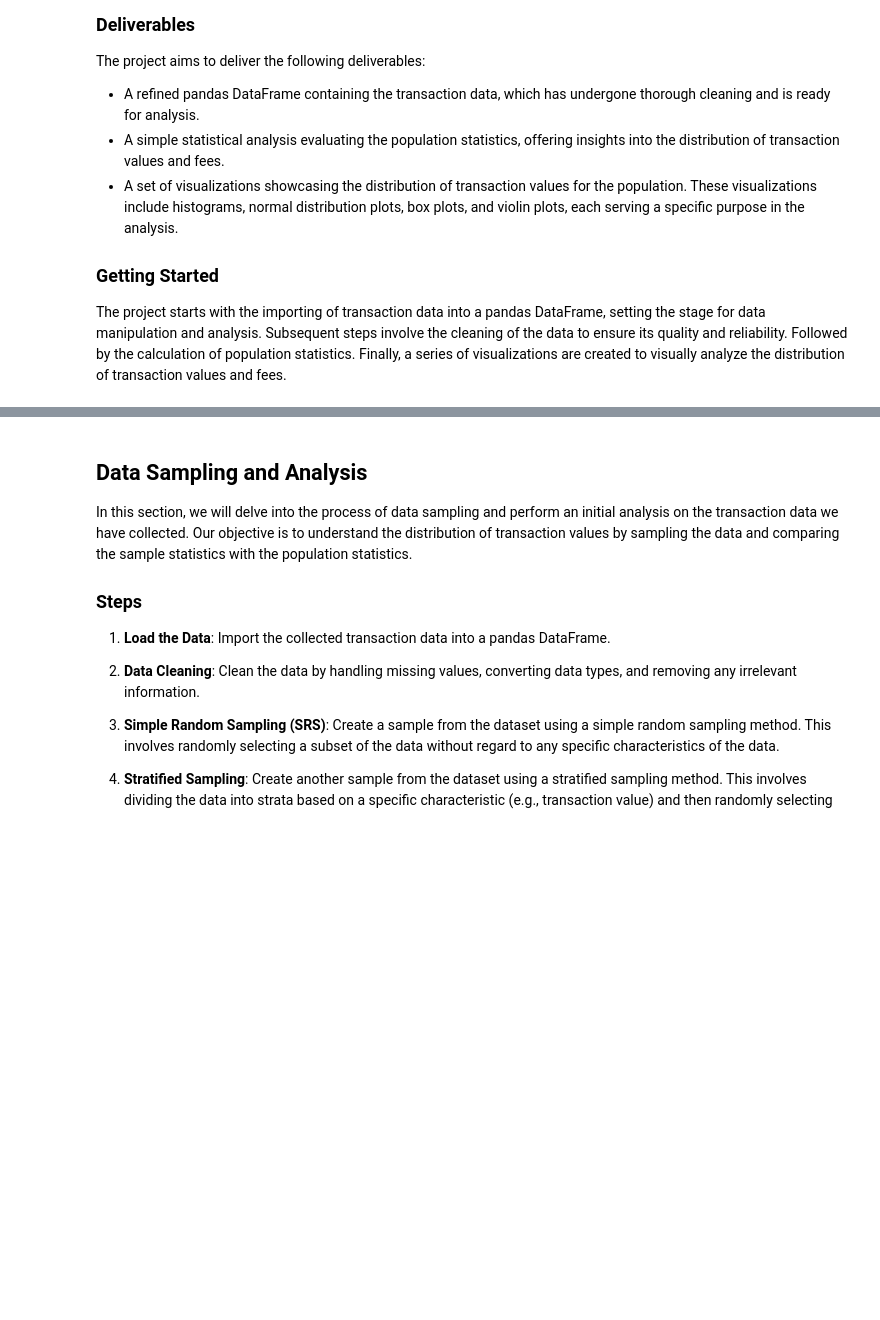
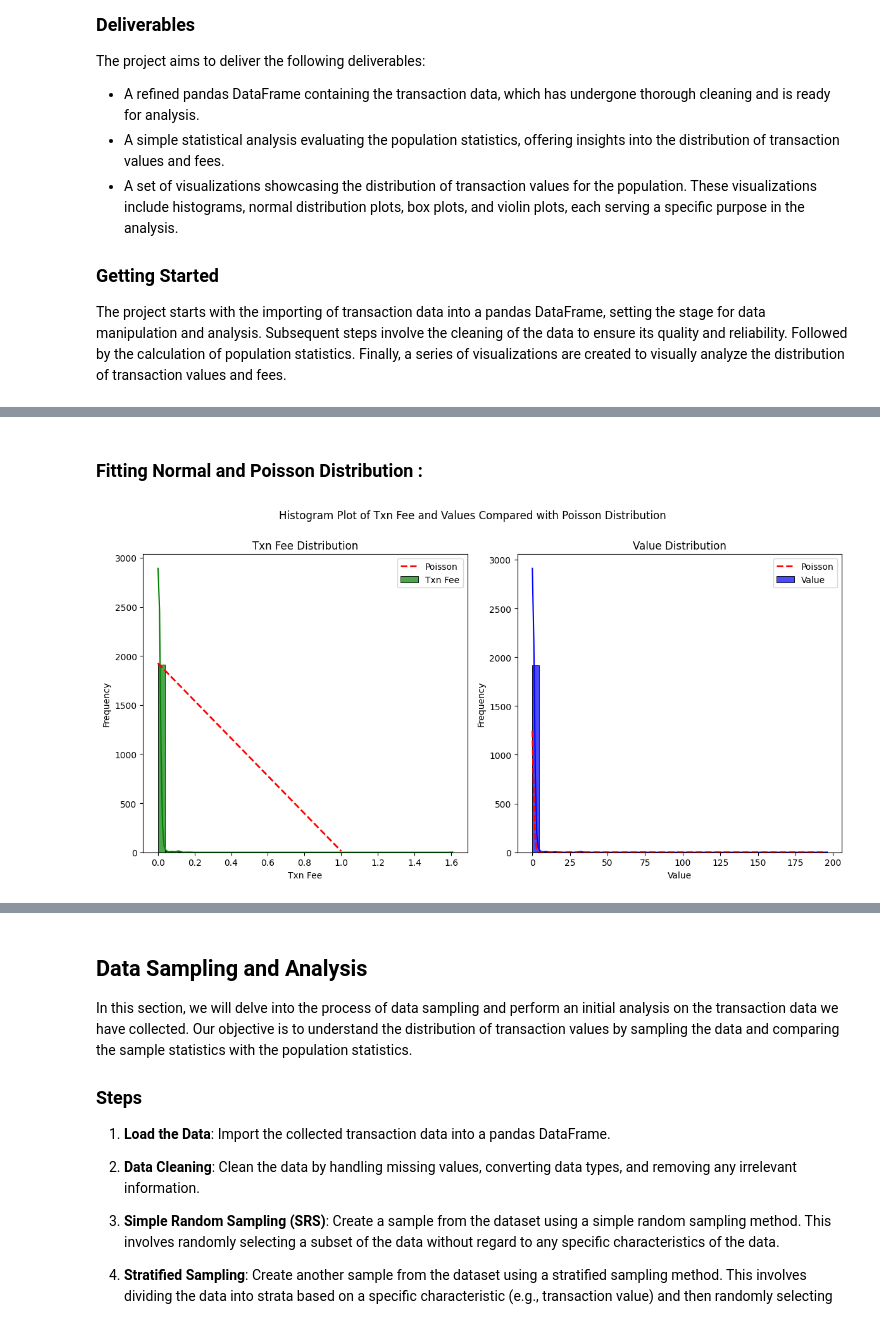
Before and after one commit to tisiphonee/DataS, a Jupyter notebook: CA0.ipynb, the cells around one changed output, grey strips where cells are left out. Drawn from its saved outputs; the diff is of its cells as text; code cells hidden in the pictures; blank space fills up the shorter version.

```diff
--- a/CA0.ipynb
+++ b/CA0.ipynb
@@ -98,0 +328,37 @@ The project starts with the importing of transaction data into a pandas DataFram
+# %% [markdown]
+### Fitting Normal and Poisson Distribution :
+# %%
+from scipy.stats import poisson
+import math
+
+plt.figure(figsize=(12, 6))
+plt.suptitle('Histogram Plot of Txn Fee and Values Compared with Poisson Distribution', y=1)
+
+plt.subplot(1, 2, 1)
+sns.histplot(df['Txn Fee'], bins=int(math.sqrt(len(df['Txn Fee']))), color='g', kde=True, alpha=0.7, label='Txn Fee')
+plt.title('Txn Fee Distribution')
+plt.xlabel('Txn Fee')
+plt.ylabel('Frequency')
+
+mu_txn_fee = df['Txn Fee'].mean()
+x_txn_fee = np.arange(0, df['Txn Fee'].max())
+poisson_txn_fee = poisson.pmf(x_txn_fee, mu_txn_fee) * len(df['Txn Fee'])
+plt.plot(x_txn_fee, poisson_txn_fee, color='r', linestyle='dashed', linewidth=2, label='Poisson')
+plt.legend()
+
+plt.subplot(1, 2, 2)
+sns.histplot(df['Value'], bins=int(math.sqrt(len(df['Value']))), color='b', kde=True, alpha=0.7, label='Value')
+plt.title('Value Distribution')
+plt.xlabel('Value')
+plt.ylabel('Frequency')
+
+mu_value = df['Value'].mean()
+x_value = np.arange(0, df['Value'].max())
+poisson_value = poisson.pmf(x_value, mu_value) * len(df['Value'])
+plt.plot(x_value, poisson_value, color='r', linestyle='dashed', linewidth=2, label='Poisson')
+plt.legend()
+
+plt.tight_layout()
+plt.show()
+# %% [output]
+[figure, added]
```
Also changed, not shown: parts of 36 cells of this notebook.
